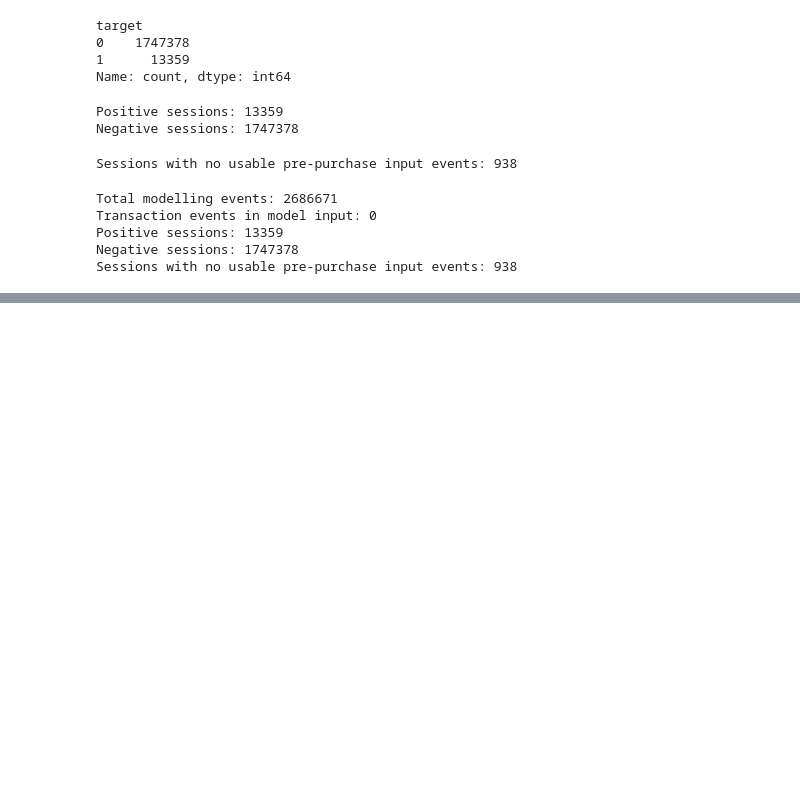
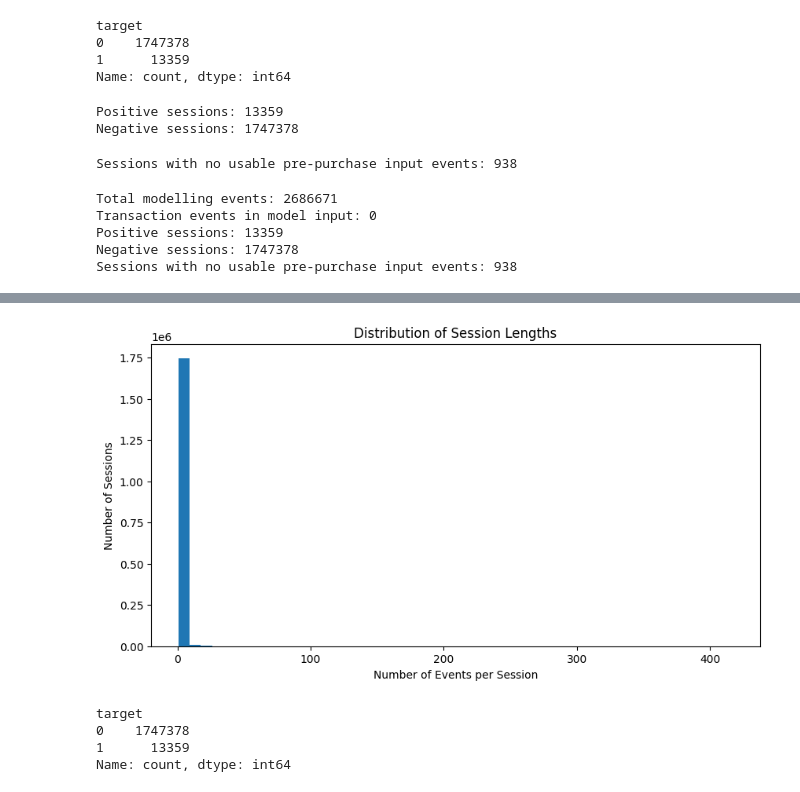
Before and after one commit to keshiniPaul/Ecommerce-purchase-prediction-DeepLearning, a Jupyter notebook: notebooks/Transformer_RetailRocket_Keshini.ipynb, the cells around one changed output, grey strips where cells are left out. Saved outputs shown, nothing was run; the diff lists cells and outputs as text; code cells hidden in the pictures; blank space fills up the shorter version.

Commit message:
Add session EDA and sequence analysis.

```diff
--- a/notebooks/Transformer_RetailRocket_Keshini.ipynb
+++ b/notebooks/Transformer_RetailRocket_Keshini.ipynb
@@ -884,0 +921,12 @@ Sessions with no usable pre-purchase input events: 938
+# %%
+# ============================================
+# Session-Level EDA
+# ============================================
+
+session_lengths = (
+    model_events
+    .groupby("session_id")
+    .size()
+)
+
+print(session_lengths.describe())
@@ -884,0 +945,25 @@ Sessions with no usable pre-purchase input events: 938
+# %%
+plt.figure(figsize=(10, 5))
+
+plt.hist(session_lengths, bins=50)
+
+plt.title("Distribution of Session Lengths")
+plt.xlabel("Number of Events per Session")
+plt.ylabel("Number of Sessions")
+
+plt.show()
+# %% [output]
+[figure, added]
+# %%
+label_counts = (
+    model_session_labels
+    .value_counts()
+    .sort_index()
+)
+
+print(label_counts)
+# %% [output]
+target
+0    1747378
+1      13359
+Name: count, dtype: int64
```
Also changed, not shown: parts of 19 cells of this notebook.
